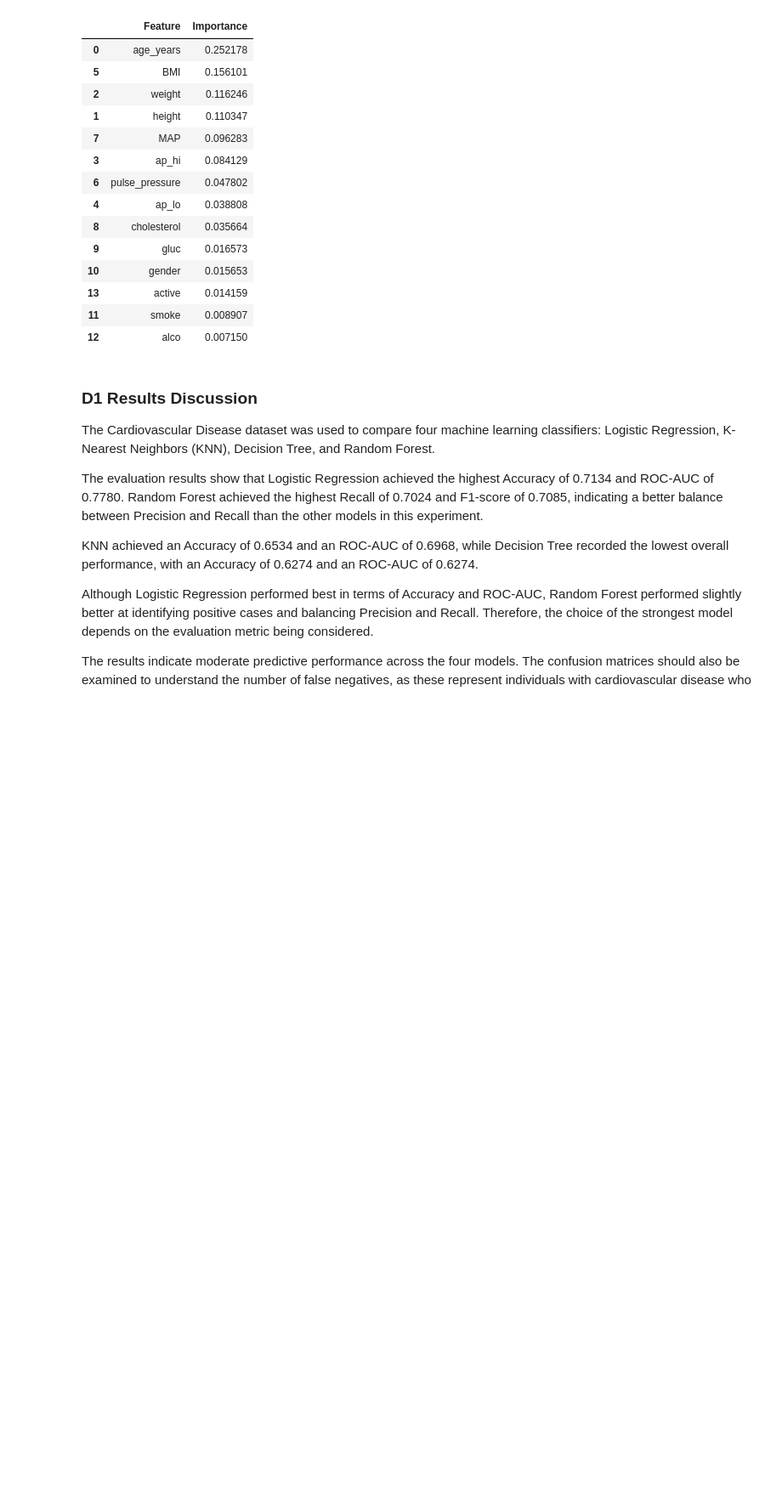
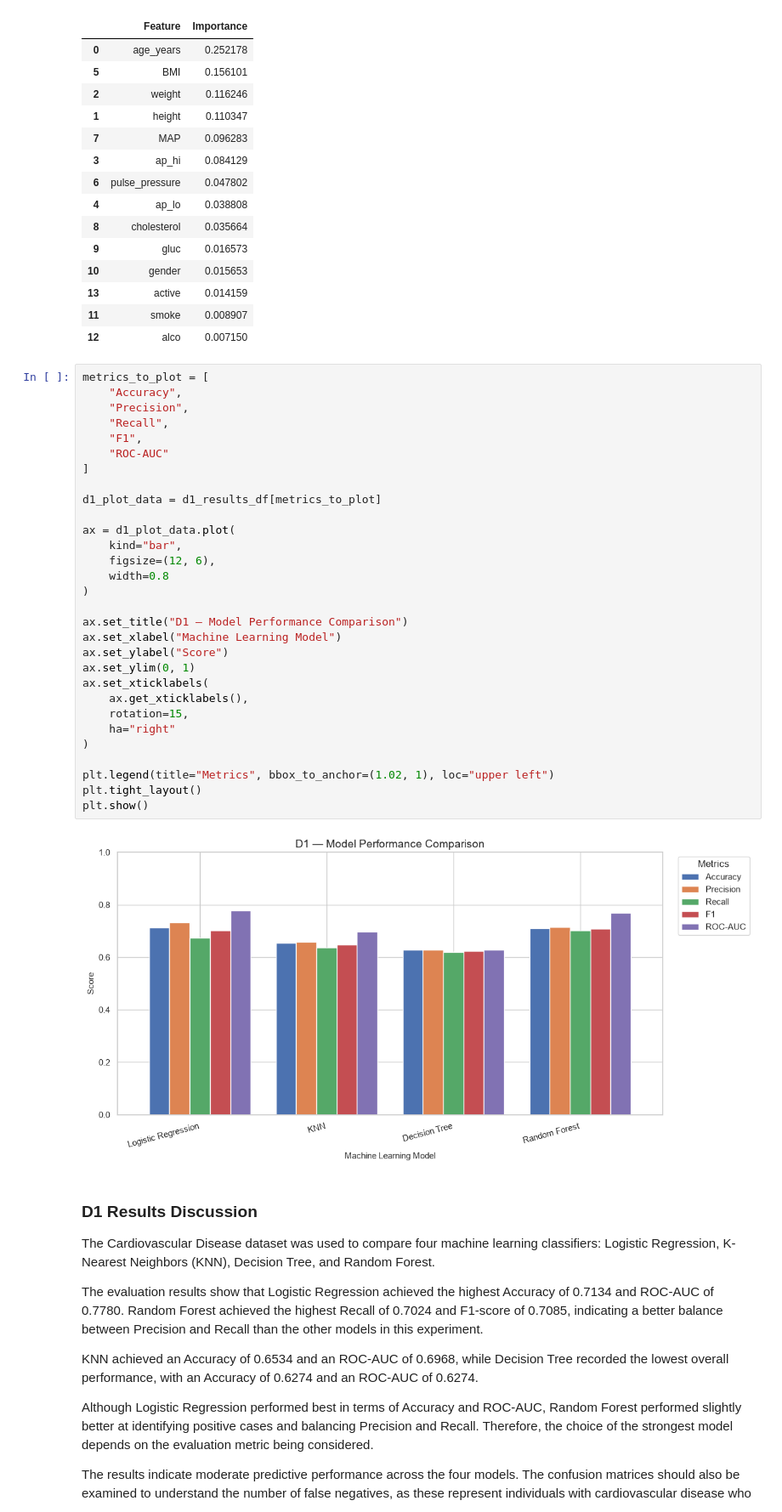
Before and after one commit to parvathy-jk/cardiovascular-risk-prediction, a Jupyter notebook: cardiovascular_case_study.ipynb, the cells around one changed output. Shown at 85% size. Saved outputs shown, nothing was run; the diff lists cells and outputs as text; blank space fills up the shorter version.

```diff
--- a/cardiovascular_case_study.ipynb
+++ b/cardiovascular_case_study.ipynb
@@ -821,6 +720,38 @@ display(d1_feature_importance)
 | 13 | active | 0.014159 |
 | 11 | smoke | 0.008907 |
 | 12 | alco | 0.007150 |
+# %%
+metrics_to_plot = [
+    "Accuracy",
+    "Precision",
+    "Recall",
+    "F1",
+    "ROC-AUC"
+]
+
+d1_plot_data = d1_results_df[metrics_to_plot]
+
+ax = d1_plot_data.plot(
+    kind="bar",
+    figsize=(12, 6),
+    width=0.8
+)
+
+ax.set_title("D1 — Model Performance Comparison")
+ax.set_xlabel("Machine Learning Model")
+ax.set_ylabel("Score")
+ax.set_ylim(0, 1)
+ax.set_xticklabels(
+    ax.get_xticklabels(),
+    rotation=15,
+    ha="right"
+)
+
+plt.legend(title="Metrics", bbox_to_anchor=(1.02, 1), loc="upper left")
+plt.tight_layout()
+plt.show()
+# %% [output]
+[figure, added]
 # %% [markdown]
 ### D1 Results Discussion
 
```
Also changed, not shown: parts of 20 cells of this notebook.
